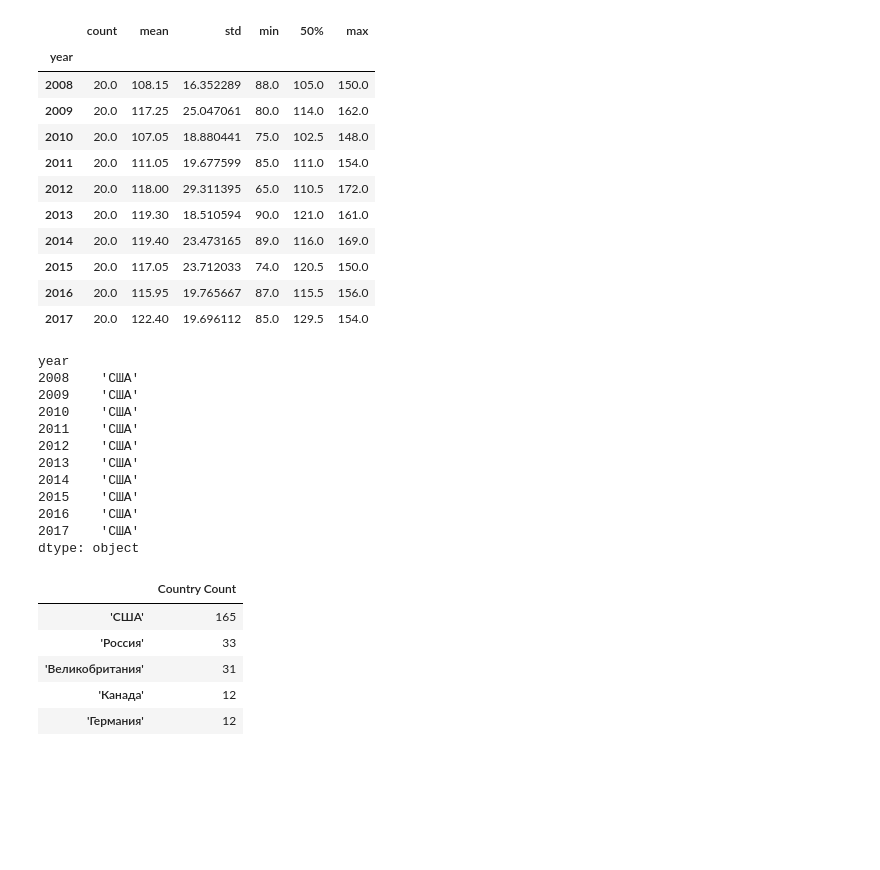
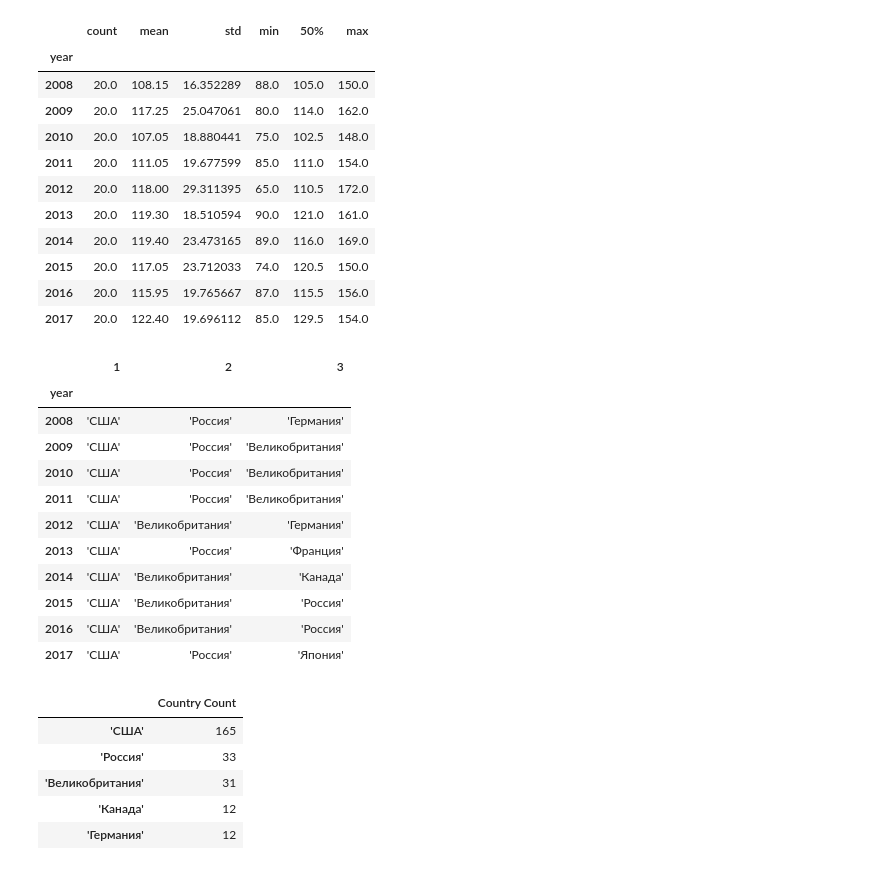
Before and after one commit to andrei-sanich/top20_analyse_Russia_box_office, a Jupyter notebook: top-20_analyse_Russia_box_office.ipynb, the cells around one changed output. Cells and saved outputs as stored; diff of their text form; code cells hidden in the pictures; blank space fills up the shorter version.

```diff
--- a/top-20_analyse_Russia_box_office.ipynb
+++ b/top-20_analyse_Russia_box_office.ipynb
@@ -112,29 +121,37 @@ df.groupby(['year'])['movie_duration'].describe(percentiles=[])
 # %%
 def parse_list(lst_str):
     return list(map(lambda x: x.strip(), re.sub(r'[\[\]]', '', lst_str).split(',')))
 
 #determine the unique genres
 countries = set()
 for m in df.countries:
     countries.update(g for g in parse_list(m))
 countries = sorted(countries)
 
 for country in countries:
     df[country] = [country in movie for movie in df.countries]
-df.groupby(['year'])[countries].sum().idxmax(axis=1)
+#df.groupby(['year'])[countries].sum().idxmax(axis=1)
+df_countries = df.groupby(['year'])[countries].sum()
+temp = pd.DataFrame(df_countries)
+order = np.argsort(-temp.values, axis=1)[:, :3]
+result = pd.DataFrame(temp.columns[order],
+                      columns=['{}'.format(i) for i in range(1, 4)],
+                      index=temp.index)
+
+pd.DataFrame(result)
 # %% [output]
-year
-2008    'США'
-2009    'США'
-2010    'США'
-2011    'США'
-2012    'США'
-2013    'США'
-2014    'США'
-2015    'США'
-2016    'США'
-2017    'США'
-dtype: object
+|  | 1 | 2 | 3 |
+| year |  |  |  |
+| 2008 | 'США' | 'Россия' | 'Германия' |
+| 2009 | 'США' | 'Россия' | 'Великобритания' |
+| 2010 | 'США' | 'Россия' | 'Великобритания' |
+| 2011 | 'США' | 'Россия' | 'Великобритания' |
+| 2012 | 'США' | 'Великобритания' | 'Германия' |
+| 2013 | 'США' | 'Россия' | 'Франция' |
+| 2014 | 'США' | 'Великобритания' | 'Канада' |
+| 2015 | 'США' | 'Великобритания' | 'Россия' |
+| 2016 | 'США' | 'Великобритания' | 'Россия' |
+| 2017 | 'США' | 'Россия' | 'Япония' |
 # %%
 country_count = df[countries].sum().sort_values(ascending = False).head(5)
 pd.DataFrame({'Country Count': country_count})
```
Also changed, not shown: parts of 2 cells of this notebook.
